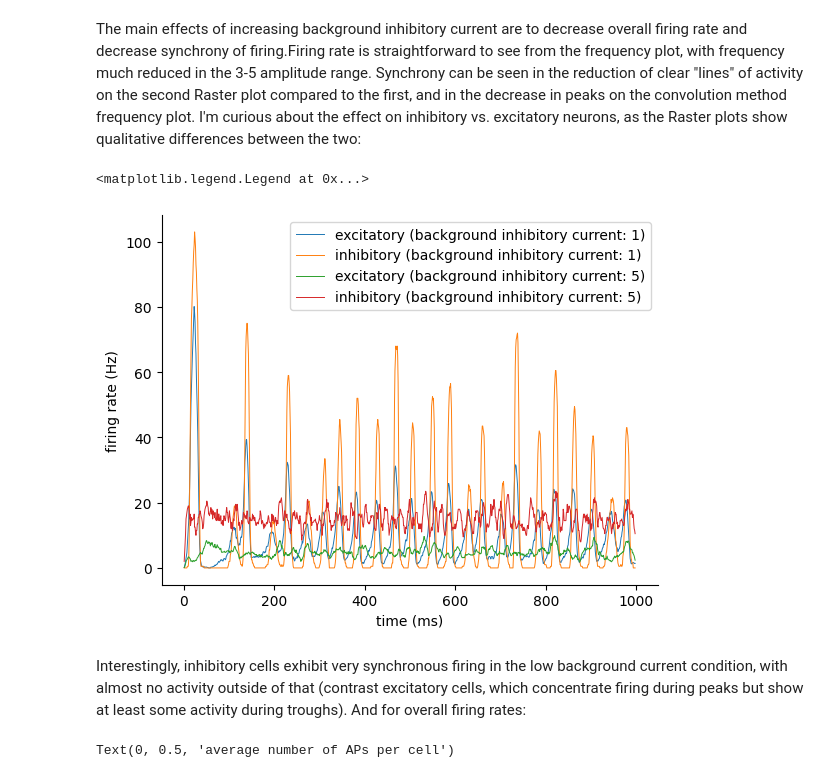
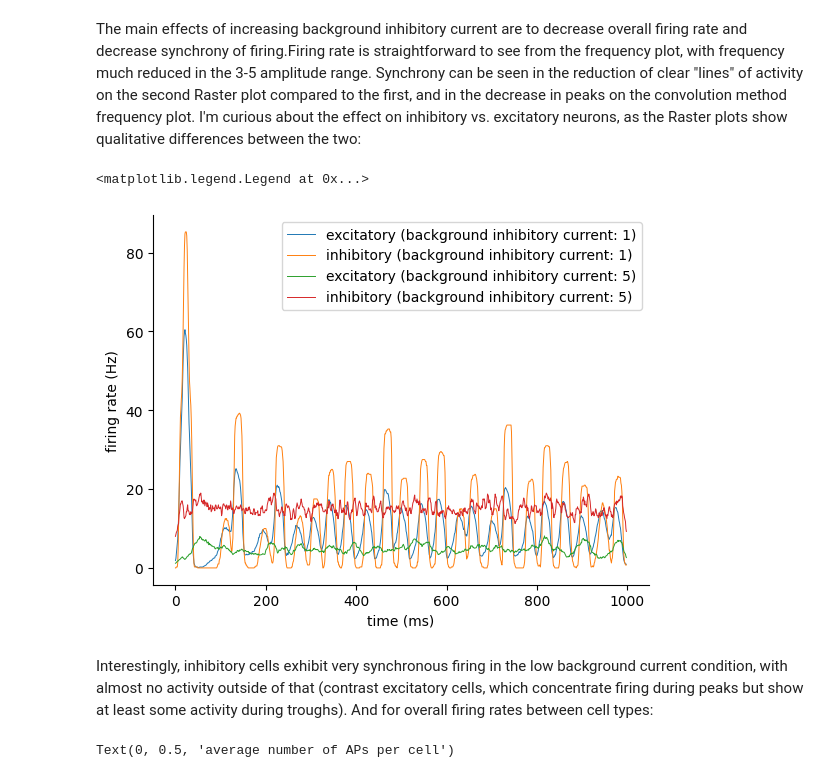
Before and after one commit to lw-miles24/11-CompModNervSys-IzhiNet, a Jupyter notebook: CompModNervSys_exercise11.ipynb, the cells around one changed output. Cells and saved outputs as stored; diff of their text form; code cells hidden in the pictures.

```diff
--- a/CompModNervSys_exercise11.ipynb
+++ b/CompModNervSys_exercise11.ipynb
@@ -455,7 +455,7 @@ def calcFiringRateSmooth(t,spike_times,method=1,kernel_size=10):
 
 # Plot output of calcFiringRate and calcFiringRateSmooth
 t_bins_chunky,firing_rate_chunky = calcFiringRate(t,spike_times,bin_size)
-t_bins_smooth,firing_rate_smooth = calcFiringRateSmooth(t,spike_times)
+t_bins_smooth,firing_rate_smooth = calcFiringRateSmooth(t,spike_times,kernel_size=20)
 
 fig = plt.figure()
 ax = fig.add_subplot(111)
@@ -509,7 +509,7 @@ Simulating network of 1000 neurons for 1000 ms
 fig = plt.figure()
 ax = fig.add_subplot(111)
 for i in np.arange(0,len(mean_Ii_vec)):
-    t_bins_smooth,firing_rate_smooth = calcFiringRateSmooth(t_all[i],spike_times_all[i])
+    t_bins_smooth,firing_rate_smooth = calcFiringRateSmooth(t_all[i],spike_times_all[i],kernel_size=20)
     ax.plot(t_bins_smooth,firing_rate_smooth,linewidth=0.7,label='background inhibitory current: {}'.format(mean_Ii_vec[i]))
 
 ax.set_xlabel('time (ms)')
@@ -528,30 +528,30 @@ The main effects of increasing background inhibitory current are to decrease ove
 # %%
 # pull out spike_times for excitatory vs. inhibitory neurons
 excitatory_spikes = []
 inhibitory_spikes = []
 
 for i in np.arange(0,len(mean_Ii_vec)):
     excitatory_spikes.append(spike_times_all[i][0:800])
     inhibitory_spikes.append(spike_times_all[i][800:1000])
 
 # plot frequency of excitatory & inhibitory cells in low & high background inhibitory currents
 fig = plt.figure()
 ax = fig.add_subplot(111)
 
 for i in [0,4]:
-    t_bins_smooth,firing_rate_smooth = calcFiringRateSmooth(t_all[i],excitatory_spikes[i])
+    t_bins_smooth,firing_rate_smooth = calcFiringRateSmooth(t_all[i],excitatory_spikes[i],kernel_size=20)
     ax.plot(t_bins_smooth,firing_rate_smooth,linewidth=0.7,label='excitatory (background inhibitory current: {})'.format(mean_Ii_vec[i]))
-    t_bins_smooth,firing_rate_smooth = calcFiringRateSmooth(t_all[i],inhibitory_spikes[i])
+    t_bins_smooth,firing_rate_smooth = calcFiringRateSmooth(t_all[i],inhibitory_spikes[i],kernel_size=20)
     ax.plot(t_bins_smooth,firing_rate_smooth,linewidth=0.7,label='inhibitory (background inhibitory current: {})'.format(mean_Ii_vec[i]))
 
 ax.set_xlabel('time (ms)')
 ax.set_ylabel('firing rate (Hz)')
 ax.legend()
 # %% [output]
 <matplotlib.legend.Legend at 0x...>
-[figure, old version]
+[figure, new version]
 # %% [markdown]
-Interestingly, inhibitory cells exhibit very synchronous firing in the low background current condition, with almost no activity outside of that (contrast excitatory cells, which concentrate firing during peaks but show at least some activity during troughs). And for overall firing rates:
+Interestingly, inhibitory cells exhibit very synchronous firing in the low background current condition, with almost no activity outside of that (contrast excitatory cells, which concentrate firing during peaks but show at least some activity during troughs). And for overall firing rates between cell types:
 # %%
 exc_averages = []
 for intensity in excitatory_spikes:
```
Also changed, not shown: parts of 3 cells of this notebook.
